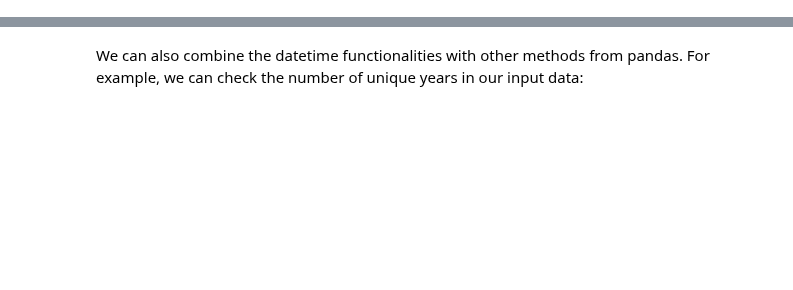
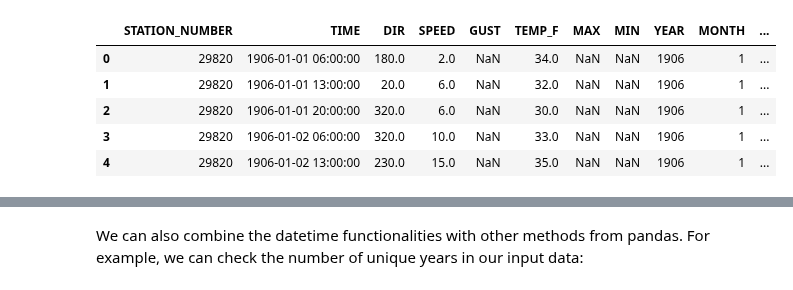
Before and after one commit to Python-GIS-book/site, a Jupyter notebook: source/part1/chapter-02/nb/03-temporal-data.ipynb, the cells around one changed output, grey strips where cells are left out. Saved outputs shown, nothing was run; the diff lists cells and outputs as text; code cells hidden in the pictures; blank space fills up the shorter version.

Commit message:
Add working with temporal data sections.

```diff
--- a/source/part1/chapter-02/nb/03-temporal-data.ipynb
+++ b/source/part1/chapter-02/nb/03-temporal-data.ipynb
@@ -26,0 +133,15 @@ data['DATE'].dt.month
+# %%
+import pandas as pd
+
+# Read the data and parse dates
+fp = 'data/029820.txt'
+data = pd.read_csv(fp, delim_whitespace=True,
+                   na_values=['*', '**', '***', '****', '*****', '******'],
+                   usecols=['USAF','YR--MODAHRMN', 'DIR', 'SPD',
+                            'GUS','TEMP', 'MAX', 'MIN'],
+                   parse_dates=["YR--MODAHRMN"]
+                  )
+# Rename the columns
+new_cols = ['STATION_NUMBER', 'TIME', 'DIR', 'SPEED', 'GUST', 'TEMP_F', 'MAX', 'MIN']
+data.columns = new_cols
+data.head()
@@ -26,0 +174,13 @@ data['DATE'].dt.month
+# %%
+data["YEAR"] = data["TIME"].dt.year
+data["MONTH"] = data["TIME"].dt.month
+data["DAY"] = data["TIME"].dt.day
+data["HOUR"] = data["TIME"].dt.hour
+data.head()
+# %% [output]
+|  | STATION_NUMBER | TIME | DIR | SPEED | GUST | TEMP_F | MAX | MIN | YEAR | MONTH | ... |
+| 0 | 29820 | 1906-01-01 06:00:00 | 180.0 | 2.0 | NaN | 34.0 | NaN | NaN | 1906 | 1 | ... |
+| 1 | 29820 | 1906-01-01 13:00:00 | 20.0 | 6.0 | NaN | 32.0 | NaN | NaN | 1906 | 1 | ... |
+| 2 | 29820 | 1906-01-01 20:00:00 | 320.0 | 6.0 | NaN | 30.0 | NaN | NaN | 1906 | 1 | ... |
+| 3 | 29820 | 1906-01-02 06:00:00 | 320.0 | 10.0 | NaN | 33.0 | NaN | NaN | 1906 | 1 | ... |
+| 4 | 29820 | 1906-01-02 13:00:00 | 230.0 | 15.0 | NaN | 35.0 | NaN | NaN | 1906 | 1 | ... |
```
Also changed, not shown: parts of 54 cells of this notebook, 1 other file.
